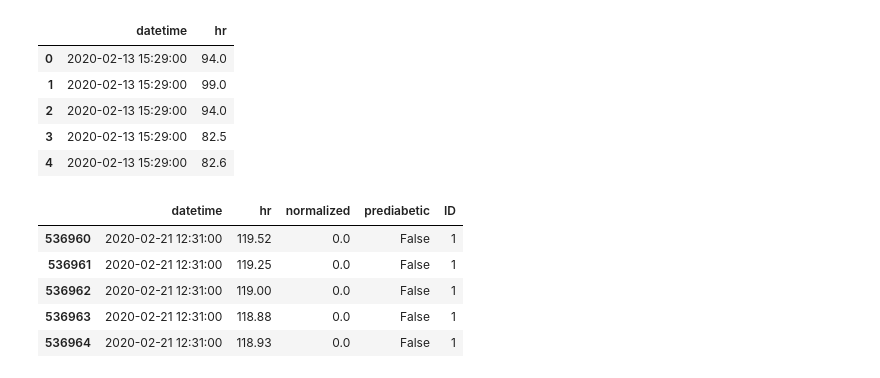
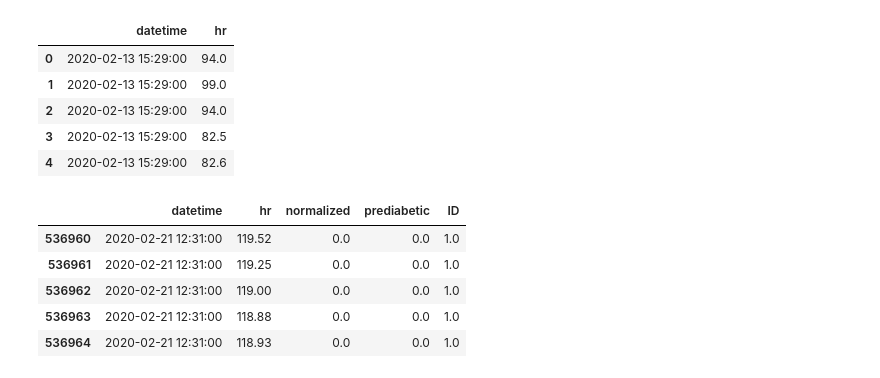
Before and after one commit to KrazyKats/glycemic_charts, a Jupyter notebook: eda.ipynb, the cells around one changed output. Cells and saved outputs as stored; diff of their text form; code cells hidden in the pictures.

```diff
--- a/eda.ipynb
+++ b/eda.ipynb
@@ -35,14 +46,14 @@ for i, v in enumerate(dex):
     dex[i]["Timestamp (YYYY-MM-DDThh:mm:ss)"] = pd.to_datetime(dex[i]["Timestamp (YYYY-MM-DDThh:mm:ss)"])
 # %%
 food = []
-for i, v in enumerate(patients):
+for i, v in enumerate(patients2):
     food.append(pd.read_csv(Path('data') / 'food' / f'Food_Log_{str(v).zfill(3)}.csv'))
 
 for i, v in enumerate(food):
     food[i]["time_begin"] = pd.to_datetime(food[i]["time_begin"])
 # %%
 hr = []
-for i, v in enumerate(patients):
+for i, v in enumerate(patients1):
     hr.append(pd.read_csv(Path('data') / 'hr' / f'HR_{str(v).zfill(3)}.csv'))
 
 for i, v in enumerate(hr):
@@ -78,7 +89,7 @@ def align_hours(df):
 # Create a new df
 hr_df_1 = pd.DataFrame()
 # For each patient:
-for i, v in enumerate(patients):
+for i, v in enumerate(patients1):
 #   Query down heart rates for only the first day
     first_day = hr[i]["datetime"].iloc[0].day
     temp = hr[i][hr[i]["datetime"].dt.day == first_day]
@@ -163,9 +174,9 @@ dex[0].head()
 # Create plotting df
 gc_df = pd.DataFrame()
 # For each patient
-for i, v in enumerate(patients):
-    # Find their highest carb meal and time of meal
-    highest_carb = food[i]["total_carb"].idxmax()
+for i, v in enumerate(patients2):
+    # Find their highest 5 carb meals and times of meal
+    highest_carb = food[i]["calorie"].idxmax()
     time_start = pd.to_datetime(food[i].loc[highest_carb]["time_begin"])
     time_end = time_start + pd.Timedelta(hours=2)
 
@@ -226,43 +302,43 @@ hr[0].head()
 # Create plotting df
 hr_df = pd.DataFrame()
 # For each patient
-for i, v in enumerate(patients):
+for i, v in enumerate(patients1):
     # Find their highest carb meal and time of meal
     highest_carb = food[i]["total_carb"].idxmax()
     time_start = pd.to_datetime(food[i].loc[highest_carb]["time_begin"])
     time_end = time_start + pd.Timedelta(hours=2)
 
     # Query df to have only glucose from this period
     temp_hr = hr[i].copy()
     temp_hr = temp_hr[(hr[i]["datetime"] > time_start) &
                       (hr[i]["datetime"] < time_end)]
 
     # Normalize the times
     temp_hr["normalized"] = (
         (temp_hr['datetime'] - temp_hr['datetime'].min()) / pd.Timedelta(hours=1)
     )
 
     # Add marker for prediabeticness
     prediabetic = False
     if key[key["ID"] == v]["HbA1c"].iloc[0] > 5.7:
         prediabetic = True
 
     prediabetic_col = [prediabetic] * temp_hr.shape[0]
     id_col = [v] * temp_hr.shape[0]
     temp_hr["prediabetic"] = prediabetic_col
     temp_hr["ID"] = id_col
 
     # Append to df
     hr_df = pd.concat([hr_df, temp_hr])
 
 hr_df.head()
 # %% [output]
 |  | datetime | hr | normalized | prediabetic | ID |
-| 536960 | 2020-02-21 12:31:00 | 119.52 | 0.0 | False | 1 |
-| 536961 | 2020-02-21 12:31:00 | 119.25 | 0.0 | False | 1 |
-| 536962 | 2020-02-21 12:31:00 | 119.00 | 0.0 | False | 1 |
-| 536963 | 2020-02-21 12:31:00 | 118.88 | 0.0 | False | 1 |
-| 536964 | 2020-02-21 12:31:00 | 118.93 | 0.0 | False | 1 |
+| 536960 | 2020-02-21 12:31:00 | 119.52 | 0.0 | 0.0 | 1.0 |
+| 536961 | 2020-02-21 12:31:00 | 119.25 | 0.0 | 0.0 | 1.0 |
+| 536962 | 2020-02-21 12:31:00 | 119.00 | 0.0 | 0.0 | 1.0 |
+| 536963 | 2020-02-21 12:31:00 | 118.88 | 0.0 | 0.0 | 1.0 |
+| 536964 | 2020-02-21 12:31:00 | 118.93 | 0.0 | 0.0 | 1.0 |
 # %%
 # Plot
 fig = px.line(
```
Also changed, not shown: parts of 8 cells of this notebook, 1 other file.
